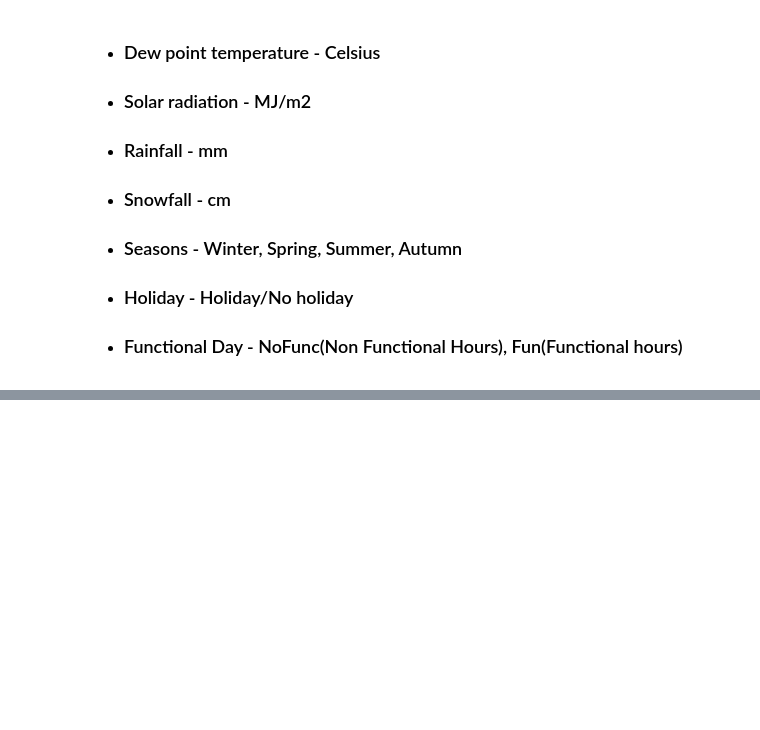
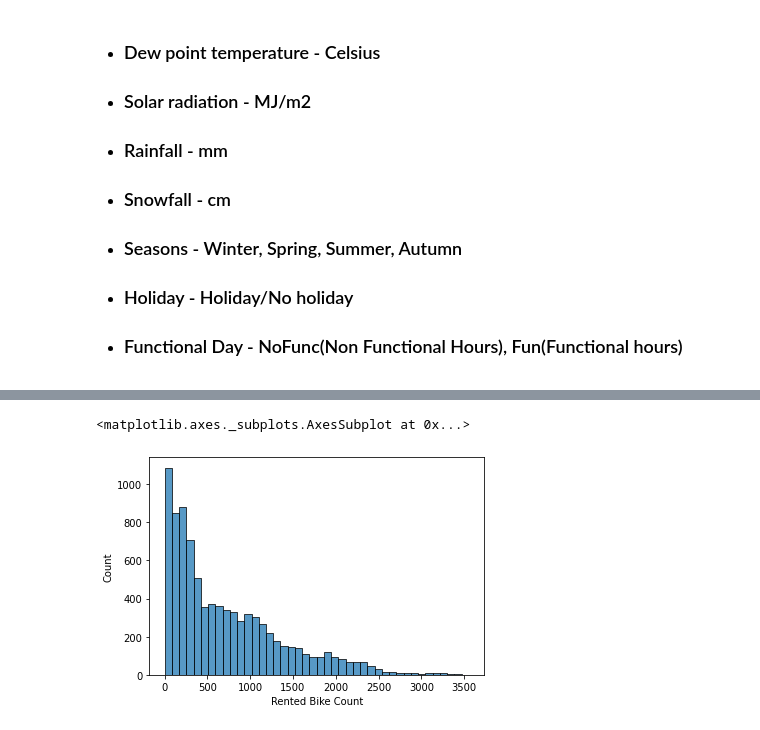
Before and after one commit to SajalSinha/Bike_sharing_demand, a Jupyter notebook: Bike_Sharing_Demand_Prediction_Capstone_Project_2.ipynb, the cells around one changed output, grey strips where cells are left out. Cells and saved outputs as stored; diff of their text form; code cells hidden in the pictures; blank space fills up the shorter version.

```diff
--- a/Bike_Sharing_Demand_Prediction_Capstone_Project_2.ipynb
+++ b/Bike_Sharing_Demand_Prediction_Capstone_Project_2.ipynb
@@ -30,0 +154,5 @@
+# %%
+sns.histplot(df['Rented Bike Count'])
+# %% [output]
+<matplotlib.axes._subplots.AxesSubplot at 0x...>
+[figure, added]
```
Also changed, not shown: parts of 17 cells of this notebook.
